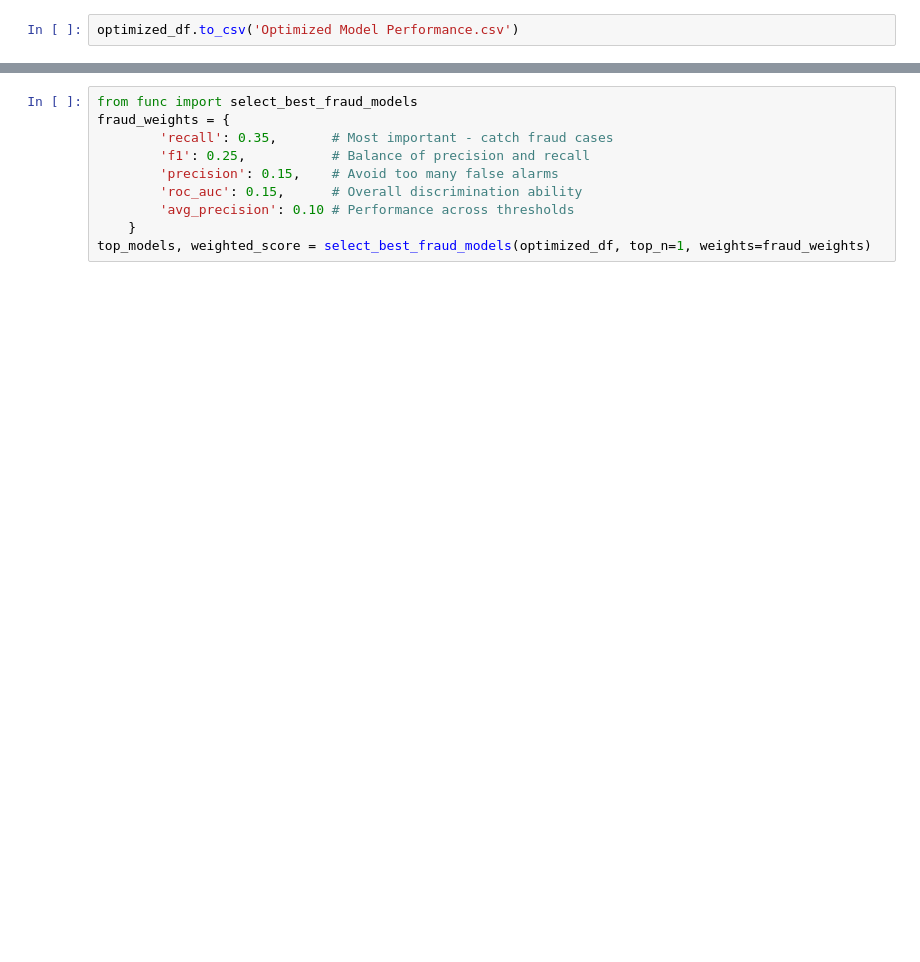
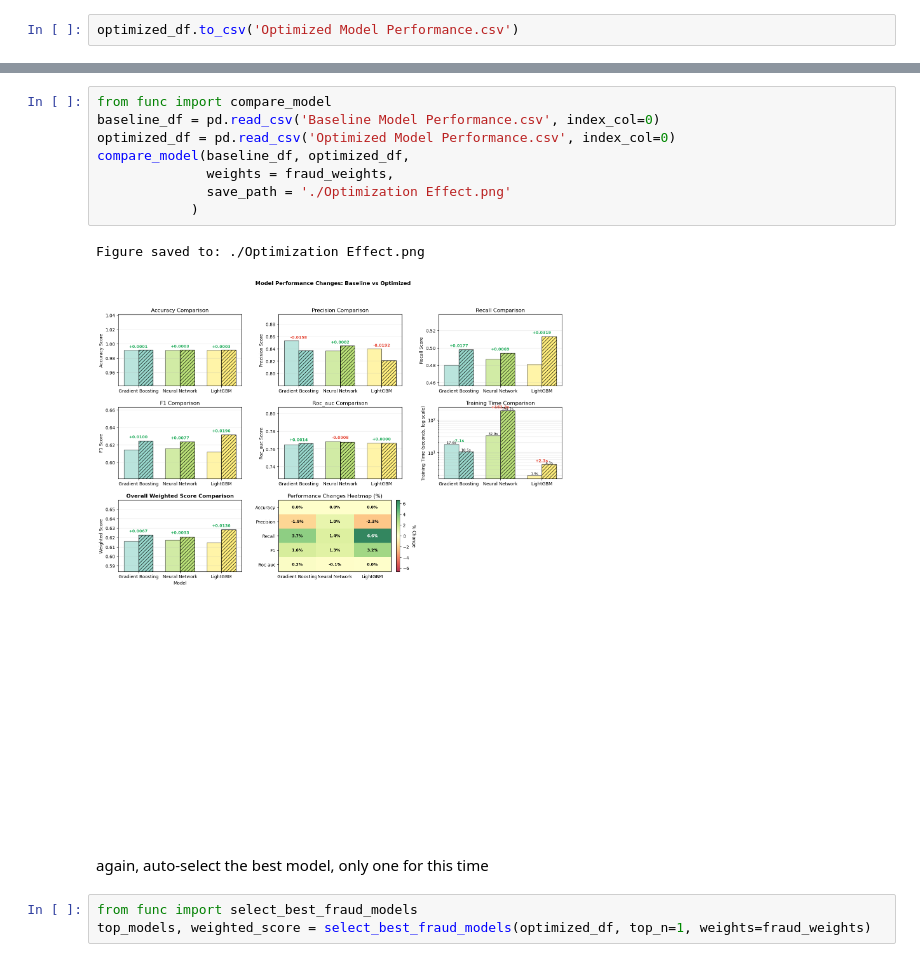
Before and after one commit to YannaCS/Fraud-Detection-By-Machine-Learning, a Jupyter notebook: Modeling.ipynb, the cells around one changed output, grey strips where cells are left out. Cells and saved outputs as stored; diff of their text form; blank space fills up the shorter version.

Commit message:
adjust func

```diff
--- a/Modeling.ipynb
+++ b/Modeling.ipynb
@@ -436,12 +347,18 @@ optimized_df.to_csv('Optimized Model Performance.csv')
+# %%
+from func import compare_model
+baseline_df = pd.read_csv('Baseline Model Performance.csv', index_col=0)
+optimized_df = pd.read_csv('Optimized Model Performance.csv', index_col=0)
+compare_model(baseline_df, optimized_df,
+              weights = fraud_weights,
+              save_path = './Optimization Effect.png'
+            )
+# %% [output]
+Figure saved to: ./Optimization Effect.png
+[figure, added]
+# %% [markdown]
+again, auto-select the best model, only one for this time
 # %%
 from func import select_best_fraud_models
-fraud_weights = {
-        'recall': 0.35,       # Most important - catch fraud cases
-        'f1': 0.25,           # Balance of precision and recall
-        'precision': 0.15,    # Avoid too many false alarms
-        'roc_auc': 0.15,      # Overall discrimination ability
-        'avg_precision': 0.10 # Performance across thresholds
-    }
 top_models, weighted_score = select_best_fraud_models(optimized_df, top_n=1, weights=fraud_weights)
 # %%
 from func import plot_model_comparison
```
Also changed, not shown: parts of 21 cells of this notebook, 8 other files.
